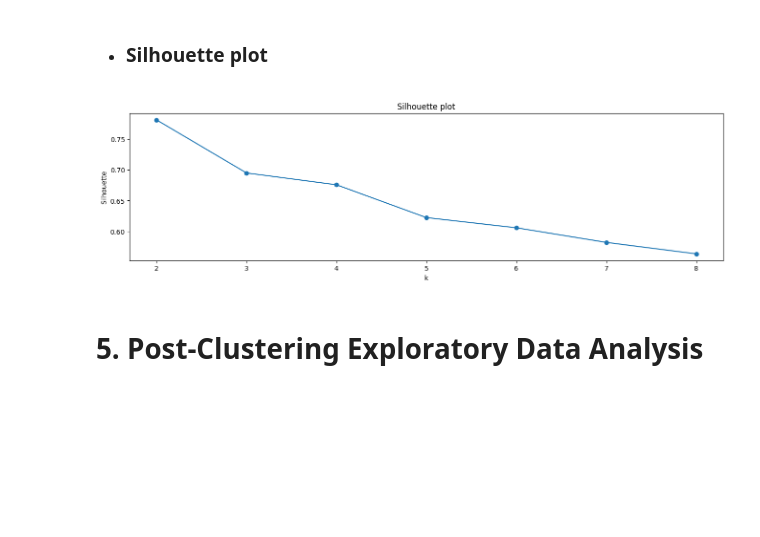
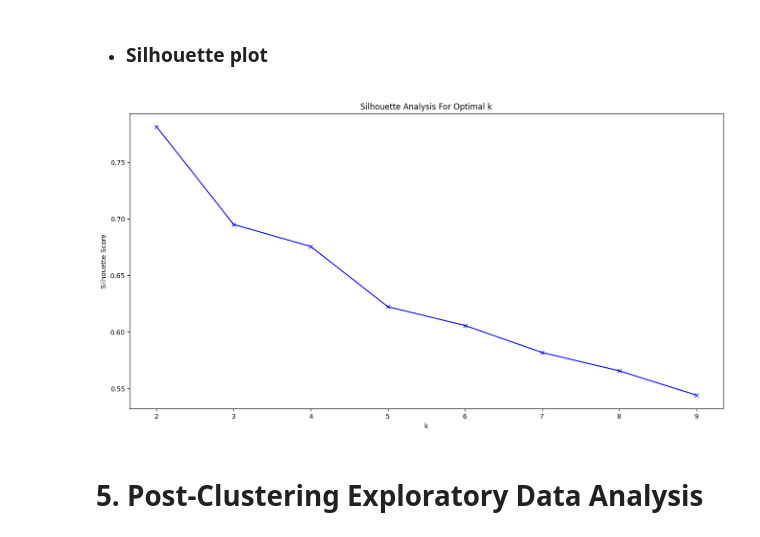
Before and after one commit to Zhengnan817/DAV-6150, a Jupyter notebook: Project_2/Z_Li_Project2.ipynb, the cells around one changed output. Cells and saved outputs as stored; diff of their text form; code cells hidden in the pictures; blank space fills up the shorter version.

```diff
--- a/Project_2/Z_Li_Project2.ipynb
+++ b/Project_2/Z_Li_Project2.ipynb
@@ -470,19 +470,21 @@ plt.show()
 # %% [markdown]
 - ### Silhouette plot
 # %%
-Scores = []
-for k in range(2,9):
-    estimator = KMeans(n_clusters=k)
-    estimator.fit(online_shop)
-    Scores.append(silhouette_score(online_shop,estimator.labels_,metric='euclidean'))
-X = range(2,9)
+silhouette_avg = []
+K = range(2, 10)
+for k in K:
+    kmeanModel = KMeans(n_clusters=k)
+    cluster_labels = kmeanModel.fit_predict(online_shop)
+    silhouette_avg.append(silhouette_score(online_shop, cluster_labels))
+
+plt.figure(figsize=(16,8))
+plt.plot(K, silhouette_avg, 'bx-')
 plt.xlabel('k')
-plt.ylabel('Silhouette')
-plt.plot(X,Scores,'o-')
-plt.title('Silhouette plot')
+plt.ylabel('Silhouette Score')
+plt.title('Silhouette Analysis For Optimal k')
 plt.show()
 # %% [output]
-[figure, old version]
+[figure, new version]
 # %% [markdown]
 # 5. Post-Clustering Exploratory Data Analysis
 # %% [markdown]
```
